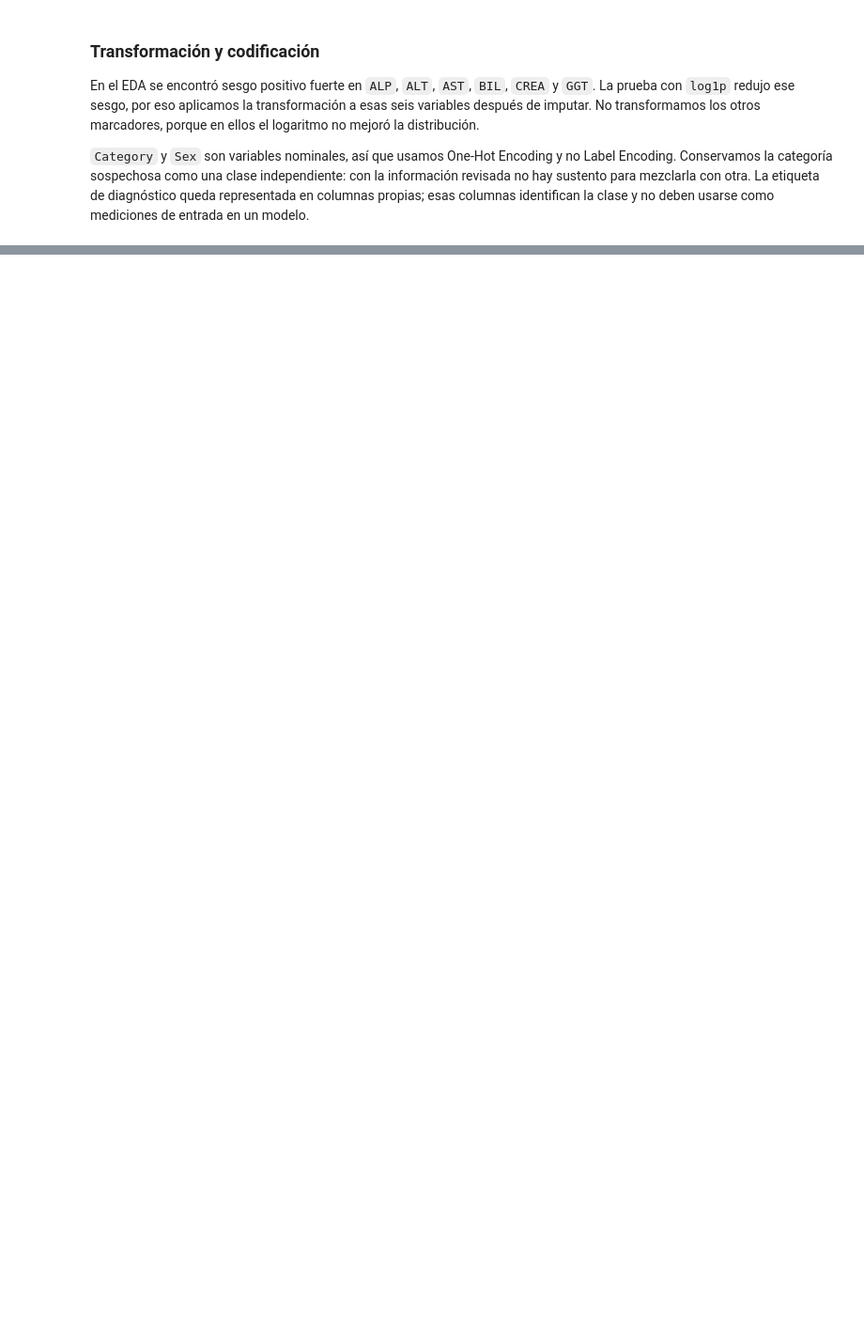
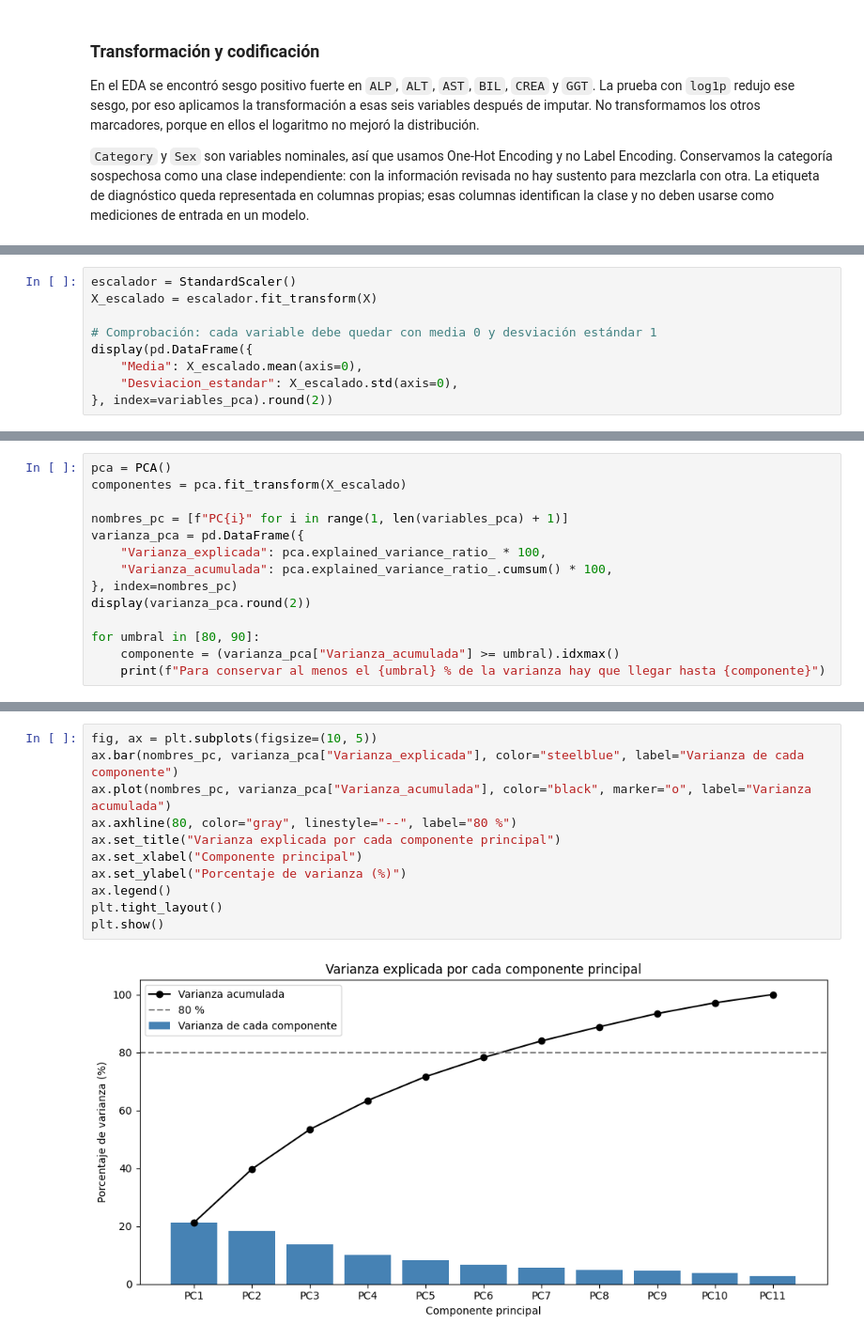
Before and after one commit to ExBlake/Analisis-de-datos-evento-2, a Jupyter notebook: notebooks/03_preprocesamiento_reduccion.ipynb, the cells around one changed output, grey strips where cells are left out. Shown at 94% size. Drawn from its saved outputs; the diff is of its cells as text; blank space fills up the shorter version.

```diff
--- a/notebooks/03_preprocesamiento_reduccion.ipynb
+++ b/notebooks/03_preprocesamiento_reduccion.ipynb
@@ -137,0 +220,9 @@ print(
+# %%
+escalador = StandardScaler()
+X_escalado = escalador.fit_transform(X)
+
+# Comprobación: cada variable debe quedar con media 0 y desviación estándar 1
+display(pd.DataFrame({
+    "Media": X_escalado.mean(axis=0),
+    "Desviacion_estandar": X_escalado.std(axis=0),
+}, index=variables_pca).round(2))
@@ -137,0 +248,14 @@ print(
+# %%
+pca = PCA()
+componentes = pca.fit_transform(X_escalado)
+
+nombres_pc = [f"PC{i}" for i in range(1, len(variables_pca) + 1)]
+varianza_pca = pd.DataFrame({
+    "Varianza_explicada": pca.explained_variance_ratio_ * 100,
+    "Varianza_acumulada": pca.explained_variance_ratio_.cumsum() * 100,
+}, index=nombres_pc)
+display(varianza_pca.round(2))
+
+for umbral in [80, 90]:
+    componente = (varianza_pca["Varianza_acumulada"] >= umbral).idxmax()
+    print(f"Para conservar al menos el {umbral} % de la varianza hay que llegar hasta {componente}")
@@ -137,0 +277,13 @@ print(
+# %%
+fig, ax = plt.subplots(figsize=(10, 5))
+ax.bar(nombres_pc, varianza_pca["Varianza_explicada"], color="steelblue", label="Varianza de cada componente")
+ax.plot(nombres_pc, varianza_pca["Varianza_acumulada"], color="black", marker="o", label="Varianza acumulada")
+ax.axhline(80, color="gray", linestyle="--", label="80 %")
+ax.set_title("Varianza explicada por cada componente principal")
+ax.set_xlabel("Componente principal")
+ax.set_ylabel("Porcentaje de varianza (%)")
+ax.legend()
+plt.tight_layout()
+plt.show()
+# %% [output]
+[figure, added]
```
Also changed, not shown: parts of 19 cells of this notebook, 2 other files.
